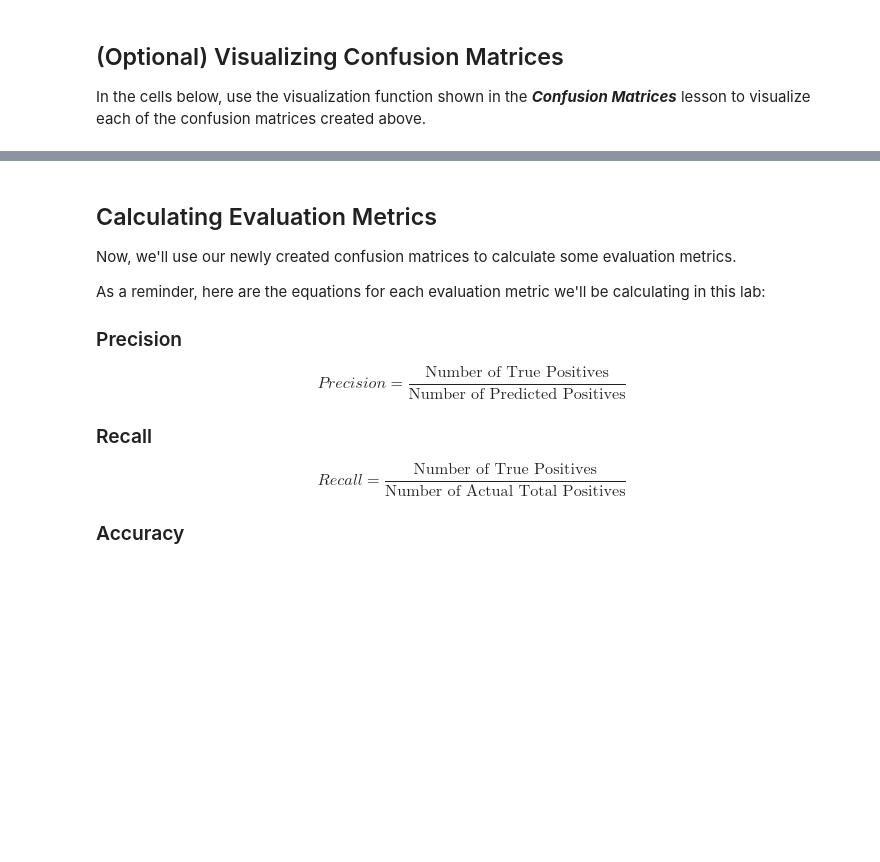
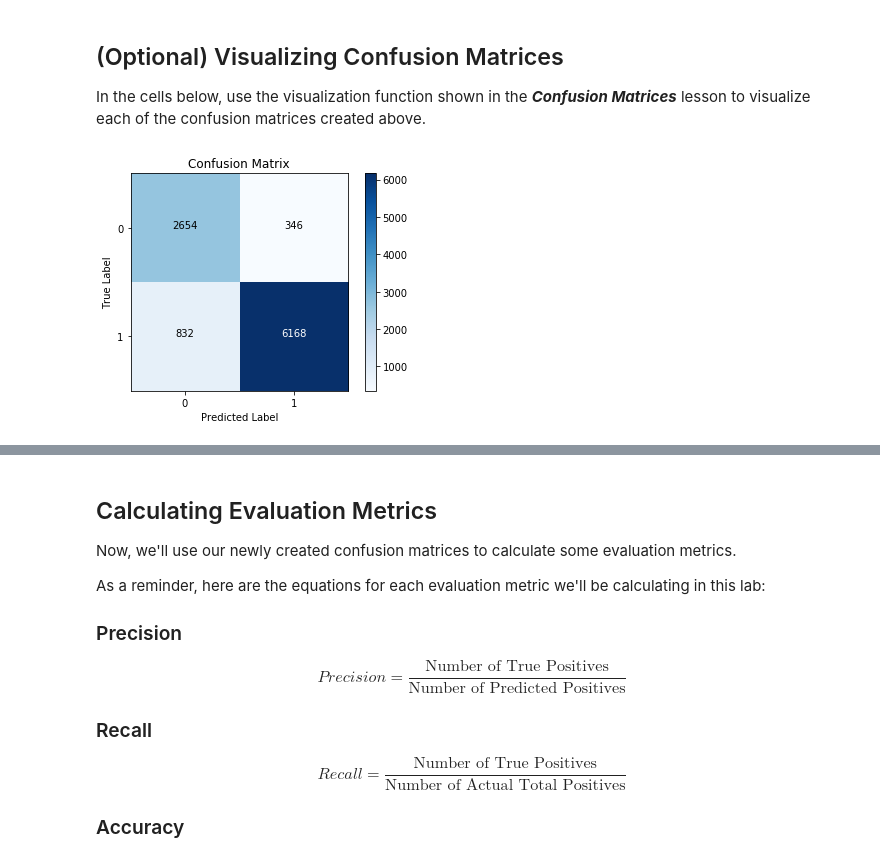
Before and after one commit to MangrobanGit/dsc-3-27-08-evaluation-metrics-lab-seattle-ds-career-040119, a Jupyter notebook: index.ipynb, the cells around one changed output, grey strips where cells are left out. Drawn from its saved outputs; the diff is of its cells as text; code cells hidden in the pictures; blank space fills up the shorter version.

```diff
--- a/index.ipynb
+++ b/index.ipynb
@@ -148,3 +148,7 @@ def show_cf(y_true, y_pred, class_names=None, model_name=None):
         plt.text(j, i, cf[i, j], horizontalalignment='center', color='white' if cf[i, j] > thresh else 'black')
 
     plt.colorbar()
+# %%
+show_cf(labels, model1_preds)
+# %% [output]
+[figure, added]
```
Also changed, not shown: parts of 2 cells of this notebook.
